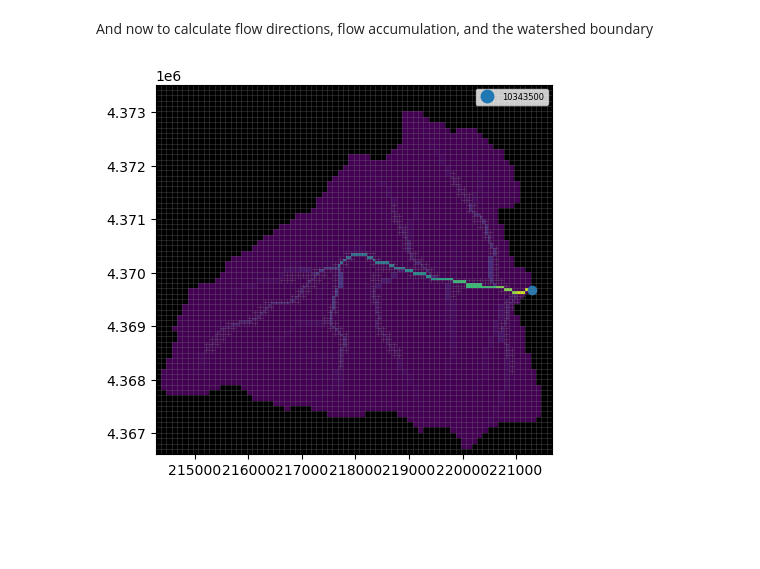
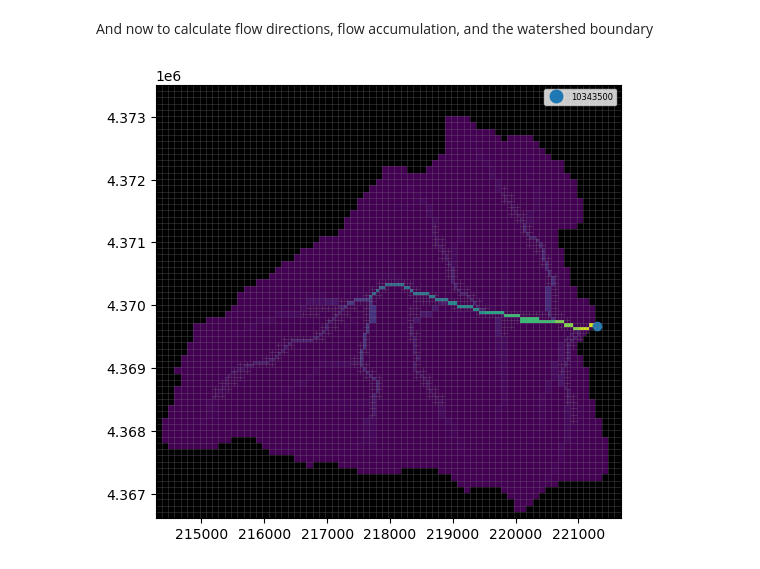
Before and after one commit to jlarsen-usgs/dany, a Jupyter notebook: examples/Structured_and_quadtree_meshes_from_existing_raster.ipynb, the cells around one changed output. Drawn from its saved outputs; the diff is of its cells as text; code cells hidden in the pictures; blank space fills up the shorter version.

```diff
--- a/examples/Structured_and_quadtree_meshes_from_existing_raster.ipynb
+++ b/examples/Structured_and_quadtree_meshes_from_existing_raster.ipynb
@@ -198,17 +198,17 @@ And now to calculate flow directions, flow accumulation, and the watershed bound
 # %%
 filled_dem = dany.fill_sinks(quadgrid, dem, eps=2e-06)
 fdobj = dany.FlowDirections(quadgrid, filled_dem)
 fdir = fdobj.flow_directions()
 facc = fdobj.flow_accumulation()
 watershed = fdobj.get_watershed_boundary(site.geometry.values[0])
 
 quadgrid._idomain = np.array([watershed], dtype=int)
 
-fig, ax = plt.subplots()
+fig, ax = plt.subplots(figsize=(6, 6))
 pmv = flopy.plot.PlotMapView(modelgrid=quadgrid, ax=ax)
 pmv.plot_array(facc)
 pmv.plot_inactive()
 site.plot(column="site_no", ax=ax, cmap="tab20", legend=True, legend_kwds={"fontsize":6})
 pmv.plot_grid(lw=0.5, alpha=0.2);
 # %% [output]
-[figure, old version]
+[figure, new version]
```
Also changed, not shown: 4 other files.
